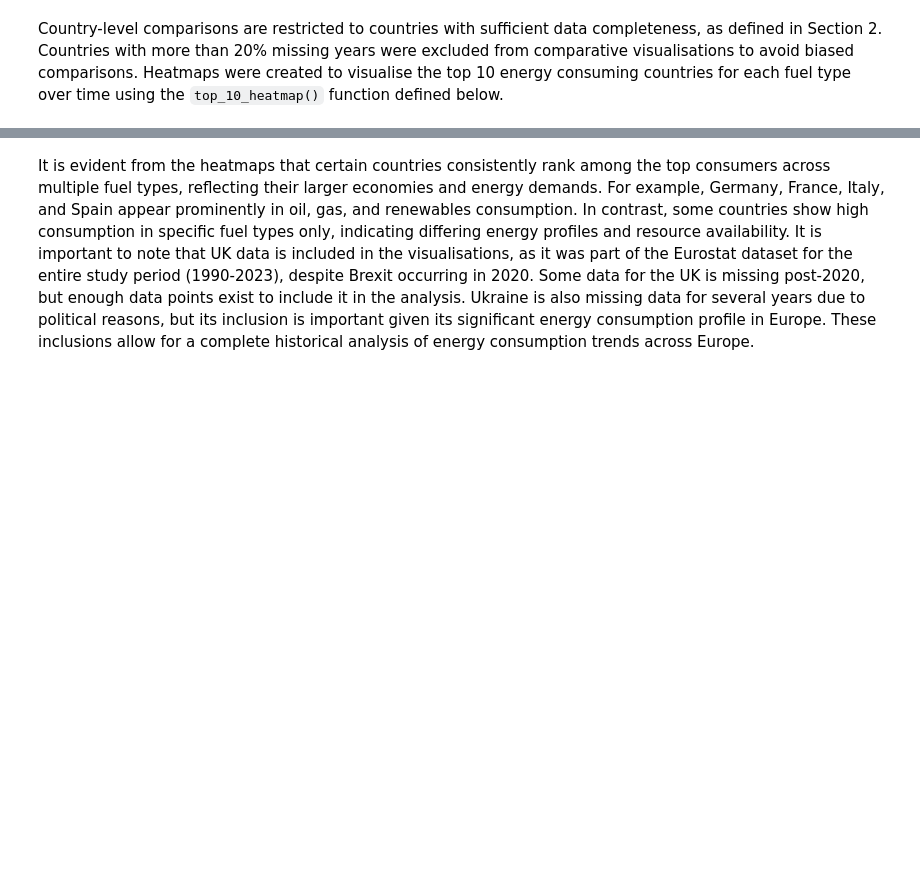
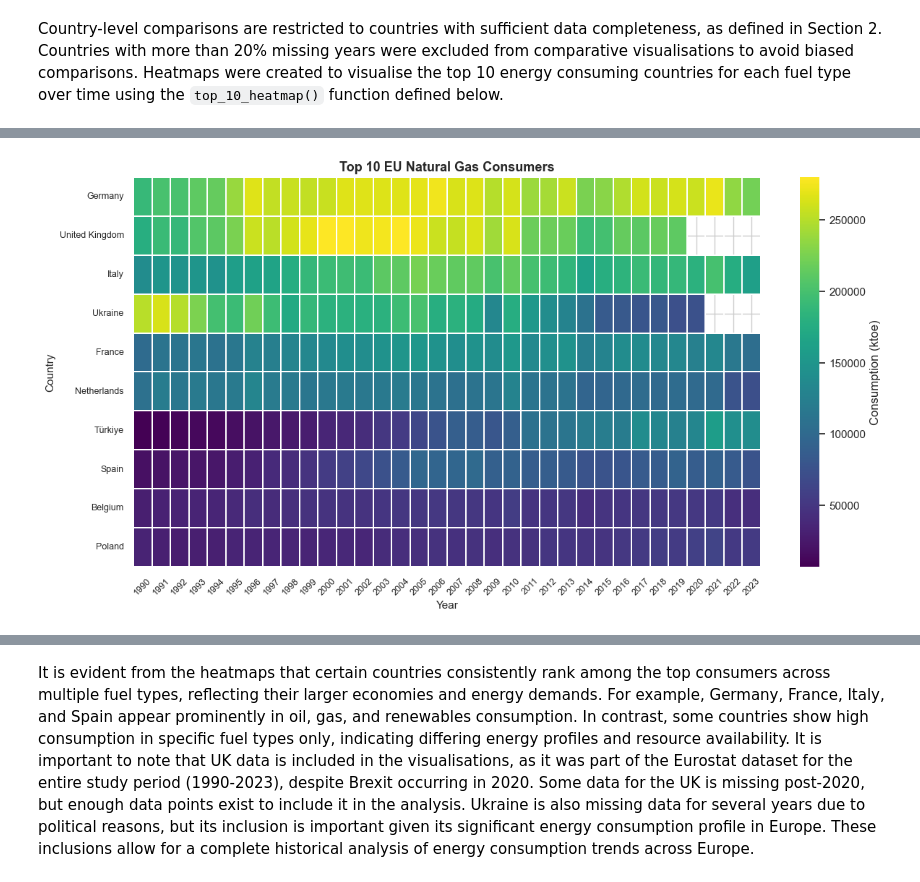
Before and after one commit to AnnaLozenko/PFDA_Project, a Jupyter notebook: eu_energy_sources_analysis.ipynb, the cells around one changed output, grey strips where cells are left out. Cells and saved outputs as stored; diff of their text form; code cells hidden in the pictures; blank space fills up the shorter version.

```diff
--- a/eu_energy_sources_analysis.ipynb
+++ b/eu_energy_sources_analysis.ipynb
@@ -715,0 +708,4 @@ plt.show()
+# %%
+top_10_heatmap(natural_gas_pivot, "Natural Gas")
+# %% [output]
+[figure, added]
```
Also changed, not shown: parts of 6 cells of this notebook.
